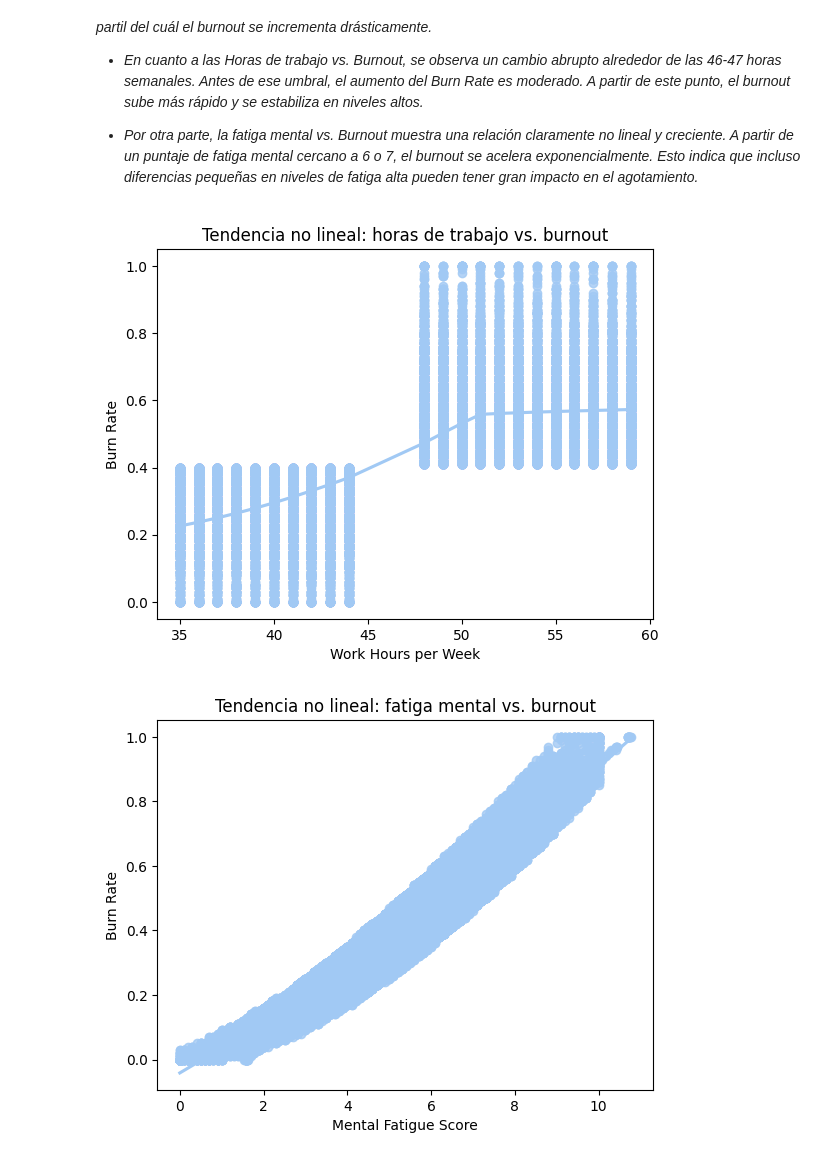
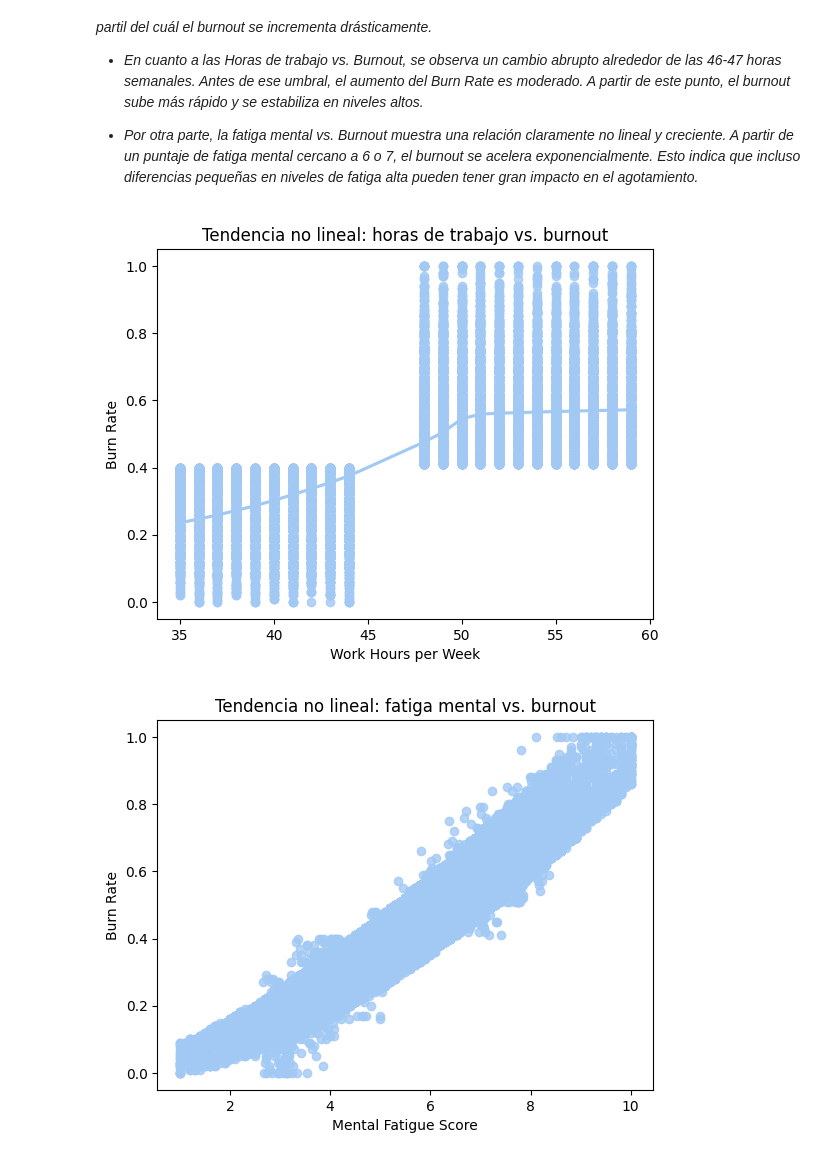
Before and after one commit to emiliano-ipa/CEIA-ML-TPFINAL, a Jupyter notebook: TP1.ipynb, the cells around one changed output. Saved outputs shown, nothing was run; the diff lists cells and outputs as text; code cells hidden in the pictures.

```diff
--- a/TP1.ipynb
+++ b/TP1.ipynb
@@ -190,5 +212,4 @@ print("% registros restantes en el dataset:", round((df_limpio.shape[0] / df_csv
 2. **Burn Rate:** Al tratarse de la variable de salida, sería incorrecto imputarle algún valor, ya que esto tendría una gran repercusión en los resultados del modelo y podríamos estar introduciendo ruido. Por esta razón, se eliminan las filas con valores nulos en Burn Rate.
 # %%
 # Eliminar filas con valor nulo en Burn Rate
-df_limpio = df_limpio.dropna(subset=['Burn Rate'])
-print("Filas restantes tras eliminación:", df_limpio.shape[0])
+train_df_limpio = train_df_limpio.dropna(subset=['Burn Rate'])
@@ -548,0 +469,8 @@ Estos gráficos nos permiten identificar visualmente la presencia de outliers (v
+# %%
+import pandas as pd
+from sklearn.compose import ColumnTransformer
+from sklearn.preprocessing import OneHotEncoder
+
+#  Eliminar columnas irrelevantes
+df_train = train_df_imputar.drop(columns=['Employee ID', 'Date of Joining', 'Years in Company'])
+df_test = test_df_imputar.drop(columns=['Employee ID', 'Date of Joining', 'Years in Company'])
@@ -549,9 +603,23 @@ Estos gráficos nos permiten identificar visualmente la presencia de outliers (v
 # %% [markdown]
 ### 5. Análisis de correlación entre variables
 # %%
+import matplotlib.pyplot as plt
+import seaborn as sns
+
+# Copia del DataFrame para análisis de correlación
+df_corr_original = df_train.copy()
+
+if 'BurnRate_Class_Encoded' in df_corr_original.columns:
+    df_corr_original = df_corr_original.drop(columns=['BurnRate_Class_Encoded'])
+
 # Matriz de correlación
-plt.figure(figsize=(10, 6))
-sns.heatmap(df.corr(numeric_only=True), annot=True, cmap='coolwarm', fmt='.2f')
-plt.title('Matriz de correlación')
+plt.figure(figsize=(12, 8))
+sns.heatmap(df_corr_original.corr(numeric_only=True), annot=True, cmap='coolwarm', fmt='.2f')
+plt.title('📊 Correlación original con Burn Rate y variables numéricas')
+plt.tight_layout()
 plt.show()
+
+# Ranking de correlaciones con Burn Rate
+print("📈 Ranking de correlaciones con Burn Rate:")
+print(df_corr_original.corr(numeric_only=True)['Burn Rate'].sort_values(ascending=False))
 # %% [output]
@@ -636,13 +717,13 @@ plt.show()
 fig, ax = plt.subplots(1, 2, figsize=(10, 4))
 
 # Work-Life Balance Score
-sns.boxplot(data=df, y='Burn Rate', x='Work-Life Balance Score', ax=ax[0])
+sns.boxplot(data=df_corr_original, y='Burn Rate', x='Work-Life Balance Score', ax=ax[0])
 plt.xlabel('Work-Life Balance Score')
 plt.ylabel('Burn Rate')
 
 # Horas de sueño - Agrupando los valores cada media hora y redondeando hacia arriba
-df['Rango_Descanso'] = np.ceil(df['Sleep Hours'] * 2) / 2
-df.groupby('Rango_Descanso')['Burn Rate'].mean().plot(kind='bar', ax=ax[1])
+df_corr_original['Rango_Descanso'] = np.ceil(df_corr_original['Sleep Hours'] * 2) / 2
+df_corr_original.groupby('Rango_Descanso')['Burn Rate'].mean().plot(kind='bar', ax=ax[1])
 plt.xlabel('Horas de sueño')
 plt.ylabel('Burn Rate')
 
@@ -659,14 +740,14 @@ plt.show()
 - *Por otra parte, la fatiga mental vs. Burnout muestra una relación claramente no lineal y creciente. A partir de un puntaje de fatiga mental cercano a 6 o 7, el burnout se acelera exponencialmente. Esto indica que incluso diferencias pequeñas en niveles de fatiga alta pueden tener gran impacto en el agotamiento.*
 # %%
 # Relación entre horas de trabajo y burnout
-sns.regplot(data=df, x='Work Hours per Week', y='Burn Rate', lowess=True)
+sns.regplot(data=df_corr_original, x='Work Hours per Week', y='Burn Rate', lowess=True)
 plt.title('Tendencia no lineal: horas de trabajo vs. burnout')
 plt.show()
 
 # Relación entre fatiga mental y burnout
-sns.regplot(data=df, x='Mental Fatigue Score', y='Burn Rate', lowess=True)
+sns.regplot(data=df_corr_original, x='Mental Fatigue Score', y='Burn Rate', lowess=True)
 plt.title('Tendencia no lineal: fatiga mental vs. burnout')
 plt.show()
 # %% [output]
-[figure, old version]
+[figure, new version]
-[figure, old version]
+[figure, new version]
```
Also changed, not shown: parts of 65 cells of this notebook, 2 other files.
